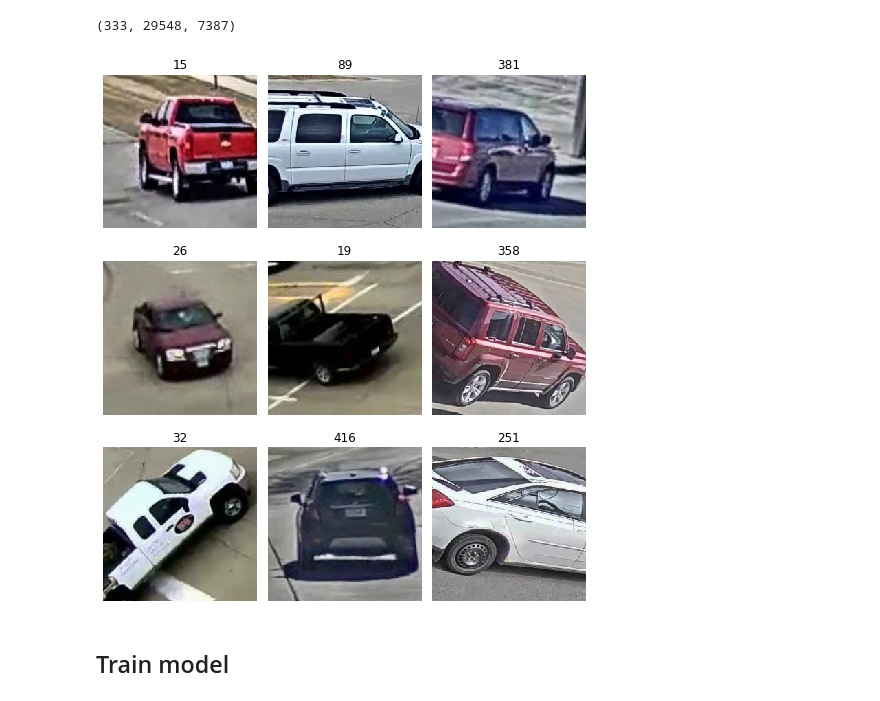
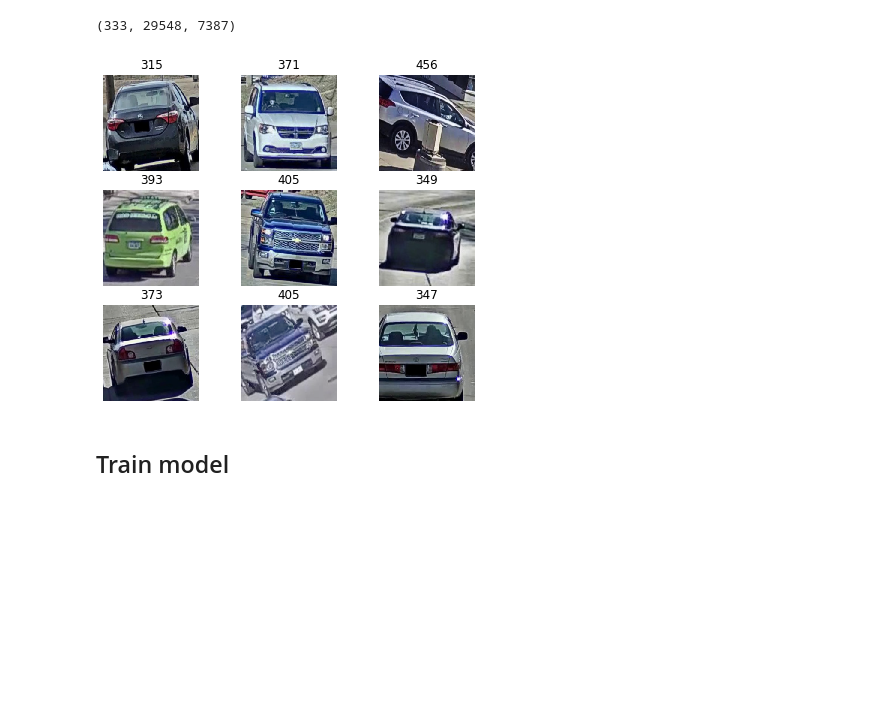
Before and after one commit to anurag3/ai-city-2020, a Jupyter notebook: Nvidia_AICITY_Challenge.ipynb, the cells around one changed output. Drawn from its saved outputs; the diff is of its cells as text; code cells hidden in the pictures; blank space fills up the shorter version.

```diff
--- a/Nvidia_AICITY_Challenge.ipynb
+++ b/Nvidia_AICITY_Challenge.ipynb
@@ -56,8 +55,14 @@ df.head(10)
 # %% [markdown]
 ### Set up the dataloader
 # %%
-data = ImageDataBunch.from_csv(train_data_path, folder='image_train', valid_pct=0.2, csv_labels='xml_train.csv',
-        ds_tfms=get_transforms(), size=224, num_workers=4).normalize(imagenet_stats)
+data = ImageDataLoaders.from_csv(train_data_path,
+                                 folder='image_train',
+                                 valid_pct=0.2,
+                                 csv_fname='xml_train.csv',
+                                 item_tfms=RandomResizedCrop(460, min_scale=0.75),
+                                 bs=bs,
+                                 batch_tfms=[*aug_transforms(size=224, max_warp=0),
+                                             Normalize.from_stats(*imagenet_stats)])
 # %% [markdown]
 #### Dataloader details
 > data.c ==> # of Classes determined by the classifier
@@ -70,9 +75,9 @@ data.c, len(data.train_ds), len(data.valid_ds)
 # %% [output]
 (333, 29548, 7387)
 # %%
-data.show_batch(rows=3, figsize=(7,8))
+data.show_batch(max_n=9, figsize=(7,6))
 # %% [output]
-[figure, old version]
+[figure, new version]
 # %% [markdown]
 ## Train model
 # %% [markdown]
```
Also changed, not shown: parts of 14 cells of this notebook, 1 other file.
